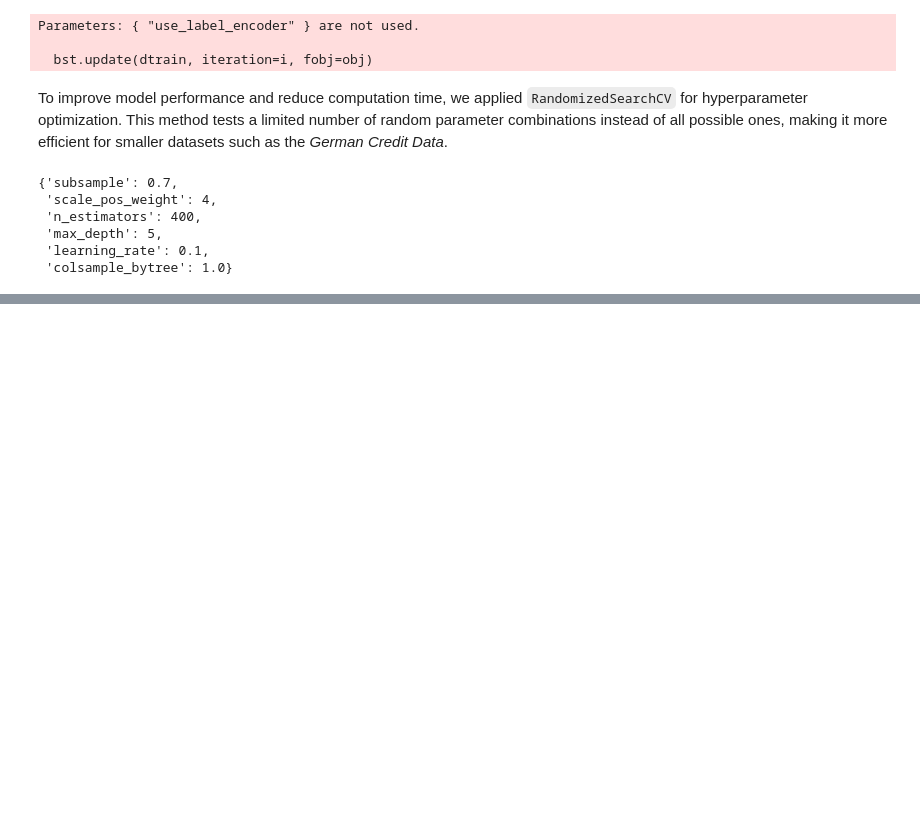
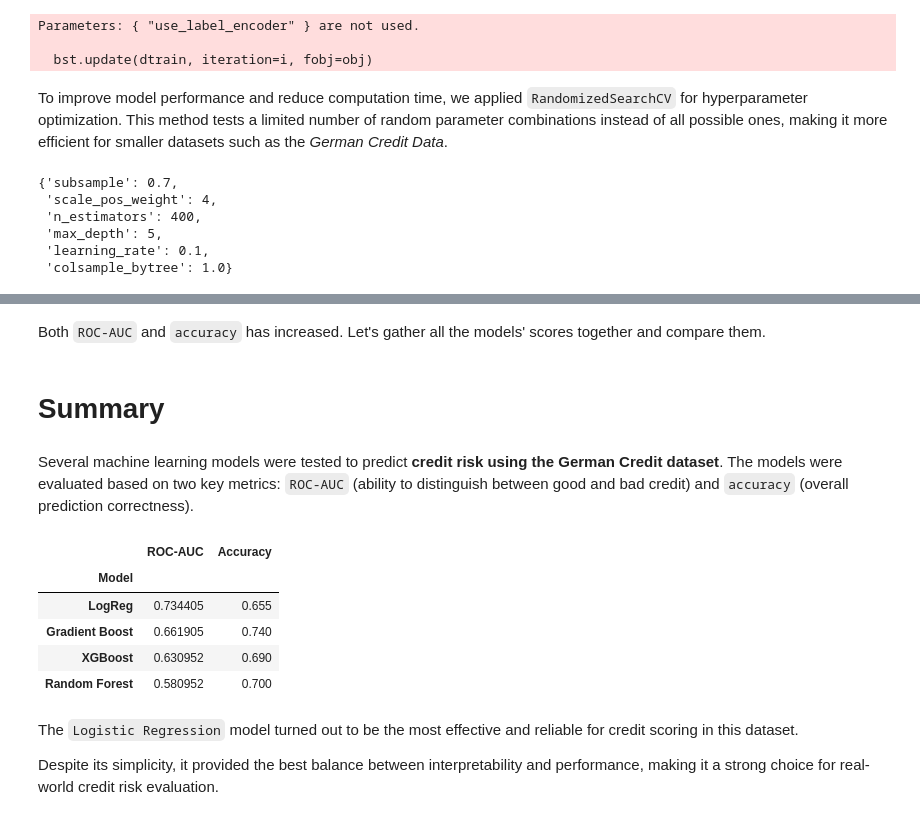
Before and after one commit to alek5nder/credit-risk-analyst-ml, a Jupyter notebook: index.ipynb, the cells around one changed output, grey strips where cells are left out. Saved outputs shown, nothing was run; the diff lists cells and outputs as text; code cells hidden in the pictures; blank space fills up the shorter version.

Commit message:
gradient boost evaluating

```diff
--- a/index.ipynb
+++ b/index.ipynb
@@ -495,0 +534,25 @@ This **trade-off between overall accuracy and recall is often acceptable** in cr
+# %%
+from scipy.stats import randint, uniform
+param_dist = {
+    'n_estimators': randint(50, 300),
+    'learning_rate': uniform(0.01, 0.3),
+    'max_depth': randint(2, 6),
+    'min_samples_split': randint(2, 20),
+    'min_samples_leaf': randint(1, 10),
+    'subsample': uniform(0.6, 0.4),
+    'max_features': ['sqrt', 'log2', None]
+}
+
+search_gboost = RandomizedSearchCV(
+    estimator=GradientBoostingClassifier(random_state=42),
+    param_distributions=param_dist,
+    n_iter=20,
+    scoring='roc_auc',
+    cv=5,
+    verbose=1,
+    n_jobs=-1,
+    random_state=42
+)
+search_gboost.fit(X_bal,y_bal)
+
+model_gb = search_gboost.best_estimator_
@@ -495,0 +569,8 @@ This **trade-off between overall accuracy and recall is often acceptable** in cr
+# %%
+y_pred_gb = model_gb.predict(X_test)
+
+accuracy_gb = accuracy_score(y_test, y_pred_gb)
+roc_auc_gb = roc_auc_score(y_test, y_pred_gb)
+print("Test accuracy:", accuracy_gb)
+print("Classification report:\n", classification_report(y_test, y_pred_gb))
+print("ROC-AUC:", roc_auc_gb)
@@ -495,0 +590,24 @@ This **trade-off between overall accuracy and recall is often acceptable** in cr
+# %% [markdown]
+Both `ROC-AUC` and `accuracy` has increased. Let's gather all the models' scores together and compare them.
+# %% [markdown]
+# Summary
+# %% [markdown]
+Several machine learning models were tested to predict **credit risk using the German Credit dataset**.
+The models were evaluated based on two key metrics: `ROC-AUC` (ability to distinguish between good and bad credit) and `accuracy` (overall prediction correctness).
+# %%
+results = pd.DataFrame(columns=["Model", "ROC-AUC", "Accuracy"],
+                       data=[["LogReg", roc_auc_logreg,accuracy_logreg],["XGBoost", roc_auc_xgb, accuracy_xgb],
+                             ["Random Forest", roc_auc_rf,accuracy_rf],["Gradient Boost", roc_auc_gb, accuracy_gb]])
+
+results.sort_values("ROC-AUC", ascending=False).set_index("Model")
+# %% [output]
+|  | ROC-AUC | Accuracy |
+| Model |  |  |
+| LogReg | 0.734405 | 0.655 |
+| Gradient Boost | 0.661905 | 0.740 |
+| XGBoost | 0.630952 | 0.690 |
+| Random Forest | 0.580952 | 0.700 |
+# %% [markdown]
+The `Logistic Regression` model turned out to be the most effective and reliable for credit scoring in this dataset.
+
+Despite its simplicity, it provided the best balance between interpretability and performance, making it a strong choice for real-world credit risk evaluation.
```
Also changed, not shown: parts of 15 cells of this notebook, 1 other file.
